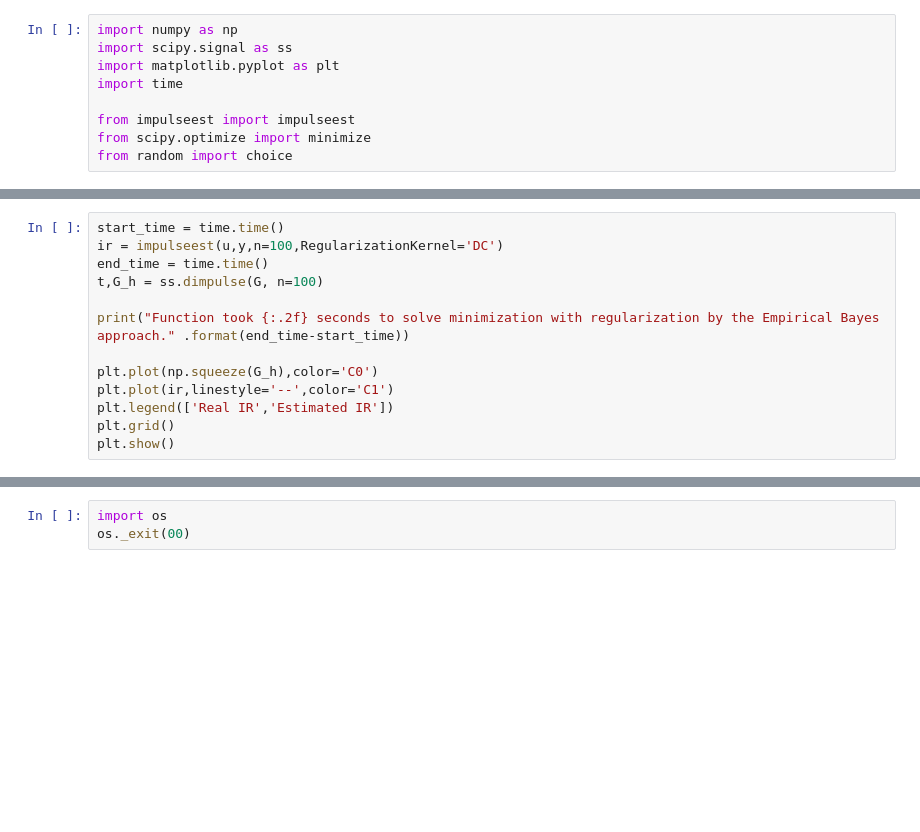
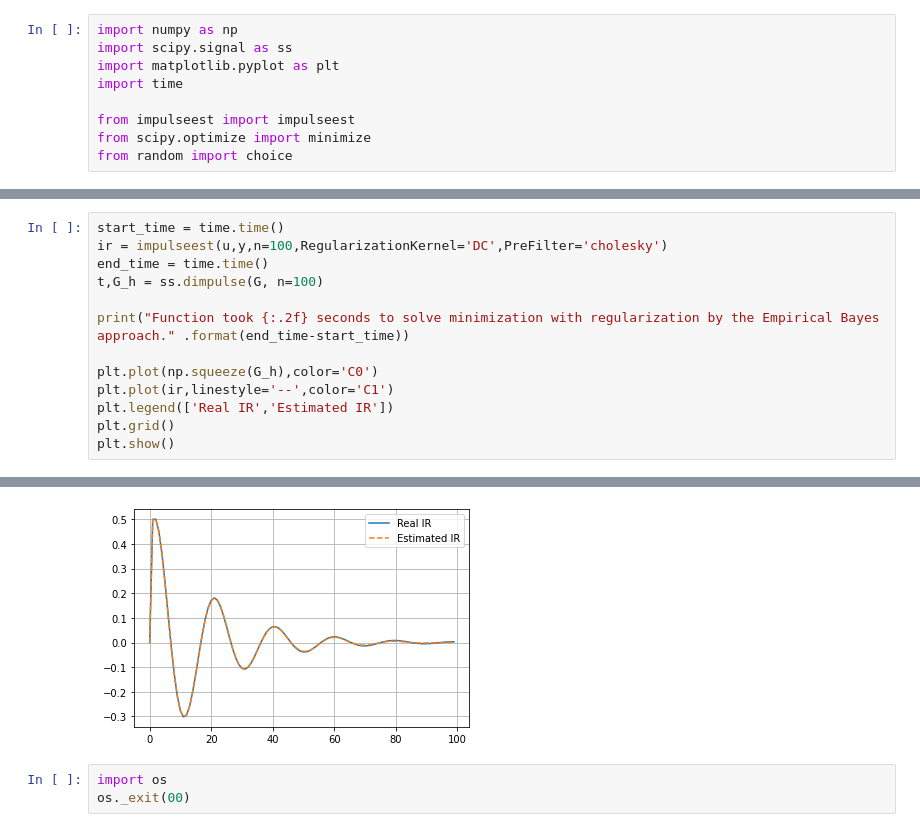
Before and after one commit to LVF784/impulseest, a Jupyter notebook: example/test_stuff.ipynb, the cells around one changed output, grey strips where cells are left out. Saved outputs shown, nothing was run; the diff lists cells and outputs as text; blank space fills up the shorter version.

```diff
--- a/example/test_stuff.ipynb
+++ b/example/test_stuff.ipynb
@@ -80,6 +80,6 @@ dt: 0.001
 # %%
 start_time = time.time()
-ir = impulseest(u,y,n=100,RegularizationKernel='DC')
+ir = impulseest(u,y,n=100,RegularizationKernel='DC',PreFilter='cholesky')
 end_time = time.time()
 t,G_h = ss.dimpulse(G, n=100)
 
@@ -95,3 +95,4 @@ NameError: name 'impulseest' is not defined
+[figure, added]
 # %%
 import os
 os._exit(00)
```
Also changed, not shown: parts of 3 cells of this notebook, 5 other files.
